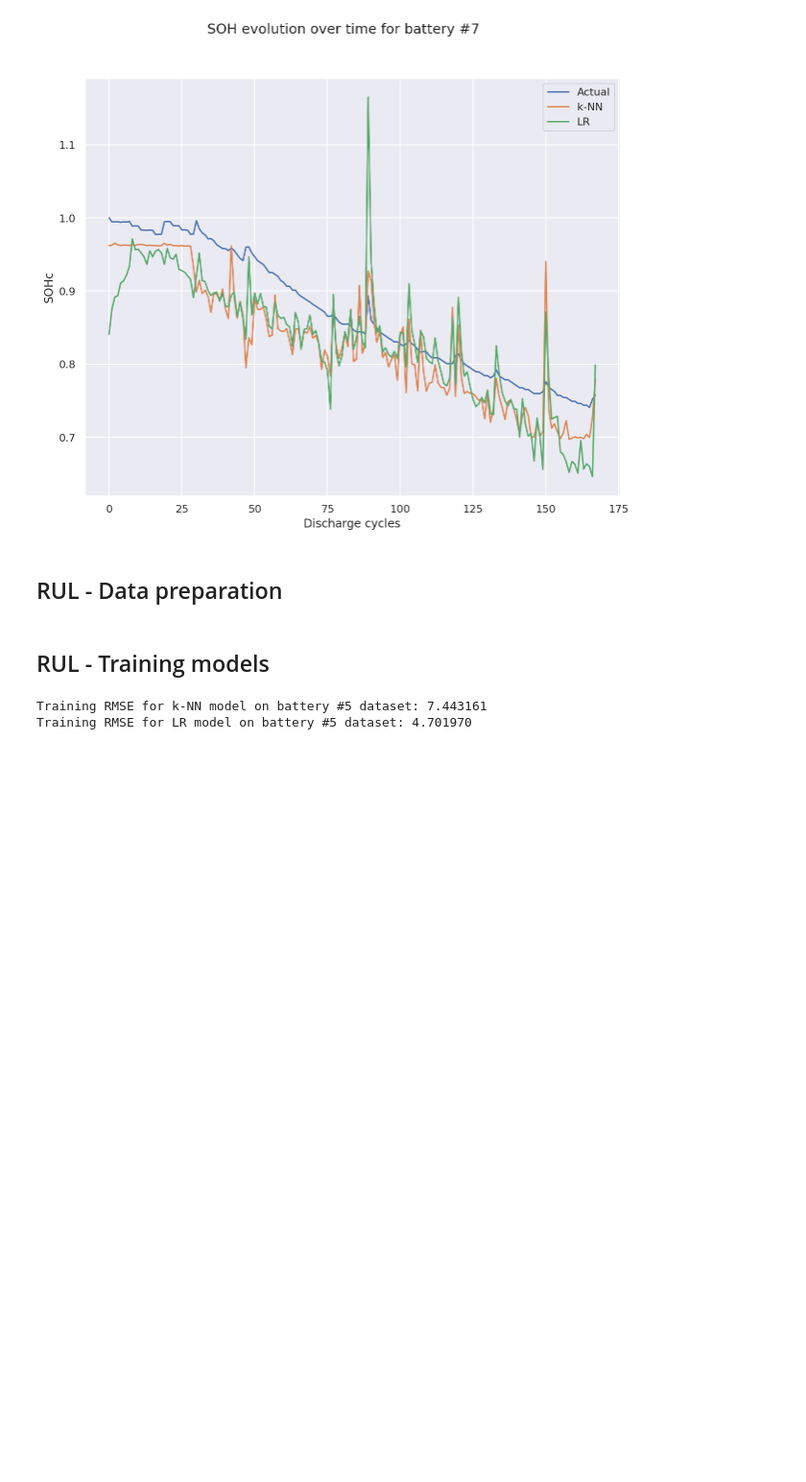
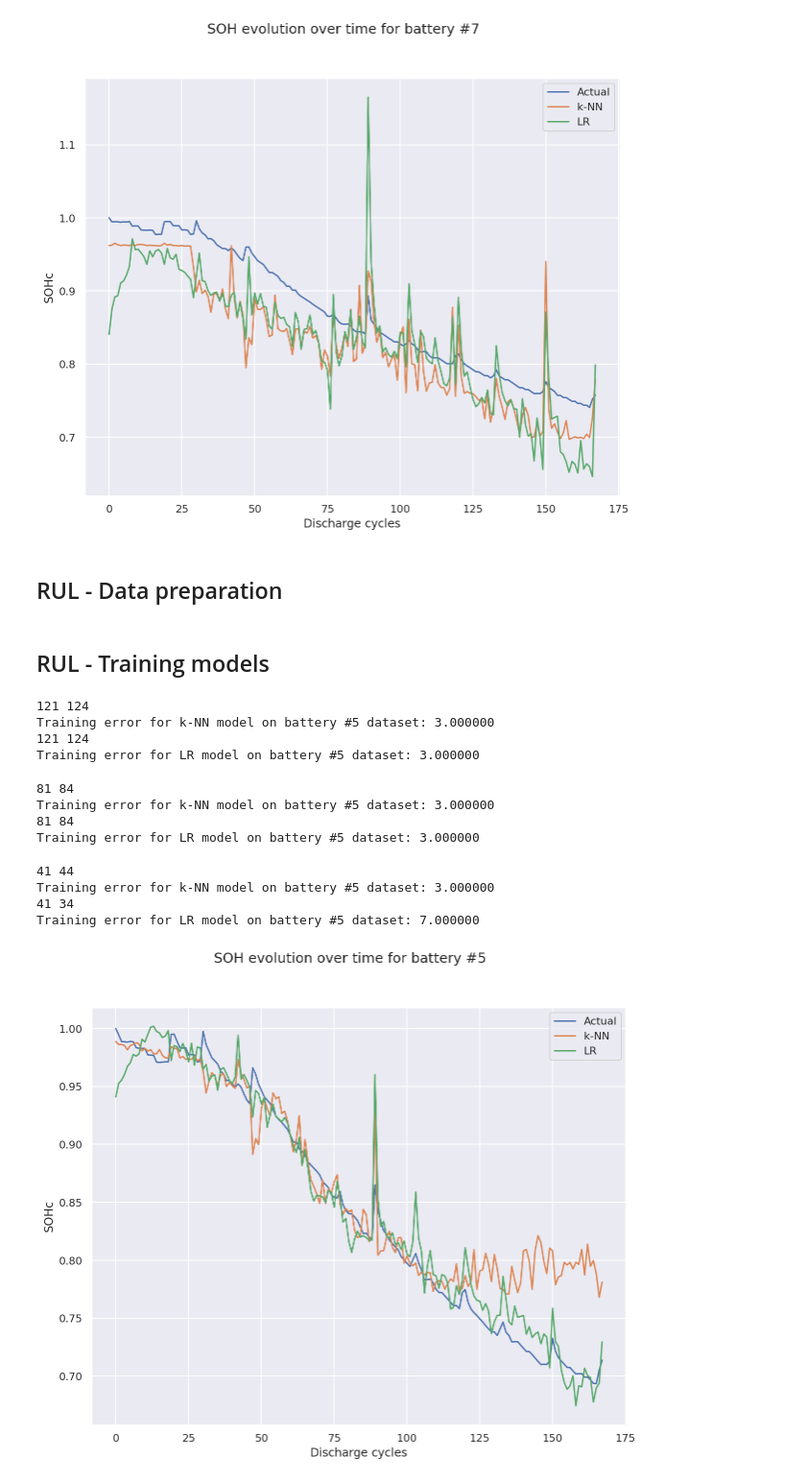
Before and after one commit to ensc-fc/saft2020, a Jupyter notebook: battery_prognosis/ames_battery_prognosis.ipynb, the cells around one changed output. Shown at 96% size. Saved outputs shown, nothing was run; the diff lists cells and outputs as text; code cells hidden in the pictures; blank space fills up the shorter version.

```diff
--- a/battery_prognosis/ames_battery_prognosis.ipynb
+++ b/battery_prognosis/ames_battery_prognosis.ipynb
@@ -444,7 +444,7 @@ RMSE for LR model on battery #6 dataset: 0.056985
 ## SOH - Predictions
 # %%
 def plot_soh(model_list, battery_number):
-    x, y_true = prepare_dataset(battery_number)
+    x, y_true = prepare_dataset_soh(battery_number)
 
     initial_capacity = y_true[0]
 
@@ -501,4 +532,4 @@ def prepare_dataset_rul(battery_number, training_cycle_count):
 # %%
-x, y = prepare_dataset_rul(5, 120)
+x, y = prepare_dataset_rul(5, 40)
 # %% [markdown]
 ## RUL - Training models
@@ -505,23 +552,70 @@ x, y = prepare_dataset_rul(5, 120)
 # %%
 def train_models_rul(model_list, battery_number=5, training_cycle_count=80):
-    x_train, y_train = prepare_dataset_rul(battery_number, training_cycle_count)
+    x_train, y_train = prepare_dataset_soh(battery_number)
+
+    x_train_rul = x_train[:training_cycle_count]
+    y_train_rul = y_train[:training_cycle_count]
+
+    initial_capacity = y_train[0]
 
     for model_name, model in model_list.items():
         if isinstance(model, Sequential):
             # Add training params for Keras-based models
-            model.fit(x_train, y_train, batch_size=32, epochs=500, verbose=0)
+            model.fit(x_train_rul, y_train_rul, batch_size=32, epochs=500, verbose=0)
         else:
-            model.fit(x_train, y_train)
+            model.fit(x_train_rul, y_train_rul)
 
-        rmse = compute_rmse(model, x_train, y_train)
+        cycle_number = training_cycle_count
+        eol_reached = False
+        while (not eol_reached):
+            capacity = df_battery.loc[cycle_number, "Capacity"]
+            if (capacity / initial_capacity < 0.7 or cycle_number > 163):
+                eol_reached = True
+            else:
+                cycle_number += 1
+        rul_true = cycle_number - training_cycle_count
+
+        cycle_number = training_cycle_count
+        eol_pred_reached = False
+        while (not eol_pred_reached):
+            capacity = compute_capacity(model, x_train[cycle_number])
+            if (capacity / initial_capacity < 0.7 or cycle_number > 163):
+                eol_pred_reached = True
+            else:
+                cycle_number += 1
+        rul_pred = cycle_number - training_cycle_count
+
+        print(rul_true, rul_pred)
+
+        rul_error = np.abs(rul_true - rul_pred)
         print(
-            f"Training RMSE for {model_name} model on battery #{battery_number} dataset: {rmse:.06f}"
+            f"Training error for {model_name} model on battery #{battery_number} dataset: {rul_error:.06f}"
         )
 
     return model_list
 # %%
-trained_models_rul = train_models_rul(get_model_list())
+trained_models_rul = train_models_rul(get_model_list_rul(), training_cycle_count=40)
 # %% [output]
-Training RMSE for k-NN model on battery #5 dataset: 7.443161
-Training RMSE for LR model on battery #5 dataset: 4.701970
+121 124
+Training error for k-NN model on battery #5 dataset: 3.000000
+121 124
+Training error for LR model on battery #5 dataset: 3.000000
+# %%
+trained_models_rul = train_models_rul(get_model_list_rul(), training_cycle_count=80)
+# %% [output]
+81 84
+Training error for k-NN model on battery #5 dataset: 3.000000
+81 84
+Training error for LR model on battery #5 dataset: 3.000000
+# %%
+trained_models_rul = train_models_rul(get_model_list_rul(), training_cycle_count=120)
+# %% [output]
+41 44
+Training error for k-NN model on battery #5 dataset: 3.000000
+41 34
+Training error for LR model on battery #5 dataset: 7.000000
+# %%
+plot_soh(trained_models_rul, 5)
+# %% [output]
+[figure, added]
 # %%
```
Also changed, not shown: parts of 12 cells of this notebook.
